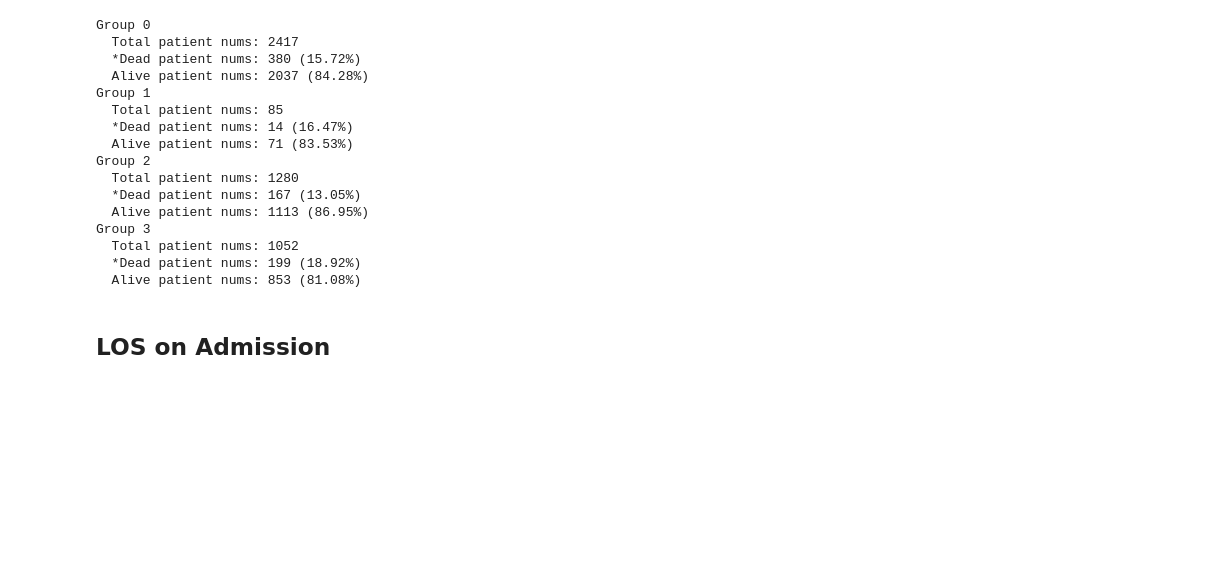
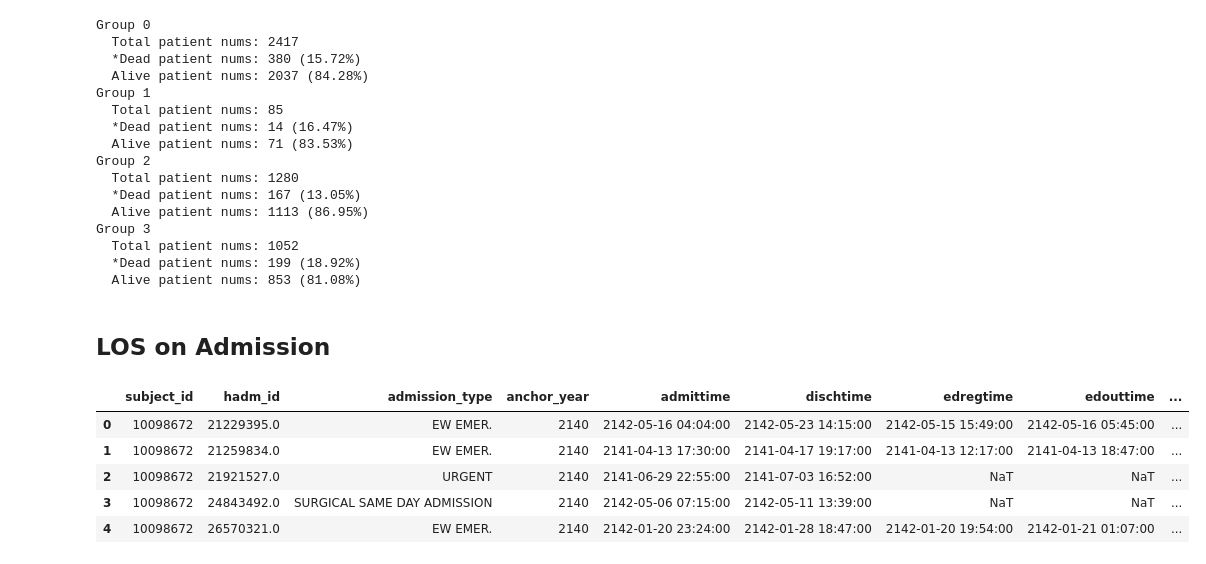
Before and after one commit to sitdownkevin/IBD-EDA, a Jupyter notebook: scripts/eda20231129_group.ipynb, the cells around one changed output. Saved outputs shown, nothing was run; the diff lists cells and outputs as text; code cells hidden in the pictures; blank space fills up the shorter version.

```diff
--- a/scripts/eda20231129_group.ipynb
+++ b/scripts/eda20231129_group.ipynb
@@ -490,3 +525,20 @@ Group 3
   Alive patient nums: 853 (81.08%)
 # %% [markdown]
 ## LOS on Admission
+# %%
+df = pd.read_csv(os.path.join(DATA_DIR, 'outcome', 'admission_stay.csv'))
+for _column in ['admittime', 'dischtime', 'edregtime', 'edouttime']:
+    # 入院 出院 进入Ed 离开Ed
+    df[_column] = pd.to_datetime(df[_column])
+
+df['los_ad'] = df['dischtime'] - df['admittime']
+df['los_dp'] = df['edouttime'] - df['edregtime']
+
+df.head()
+# %% [output]
+|  | subject_id | hadm_id | admission_type | anchor_year | admittime | dischtime | edregtime | edouttime | ... |
+| 0 | 10098672 | 21229395.0 | EW EMER. | 2140 | 2142-05-16 04:04:00 | 2142-05-23 14:15:00 | 2142-05-15 15:49:00 | 2142-05-16 05:45:00 | ... |
+| 1 | 10098672 | 21259834.0 | EW EMER. | 2140 | 2141-04-13 17:30:00 | 2141-04-17 19:17:00 | 2141-04-13 12:17:00 | 2141-04-13 18:47:00 | ... |
+| 2 | 10098672 | 21921527.0 | URGENT | 2140 | 2141-06-29 22:55:00 | 2141-07-03 16:52:00 | NaT | NaT | ... |
+| 3 | 10098672 | 24843492.0 | SURGICAL SAME DAY ADMISSION | 2140 | 2142-05-06 07:15:00 | 2142-05-11 13:39:00 | NaT | NaT | ... |
+| 4 | 10098672 | 26570321.0 | EW EMER. | 2140 | 2142-01-20 23:24:00 | 2142-01-28 18:47:00 | 2142-01-20 19:54:00 | 2142-01-21 01:07:00 | ... |
```
Also changed, not shown: parts of 7 cells of this notebook, 3 other files.
